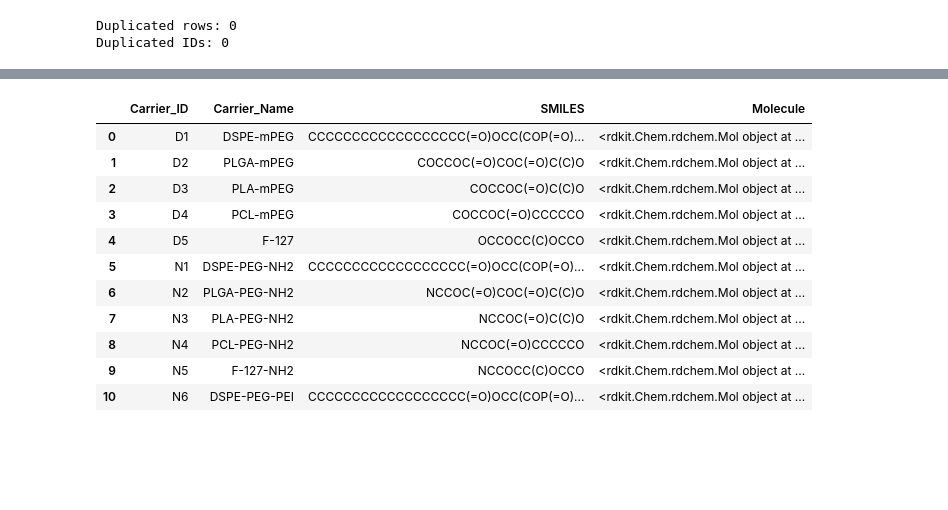
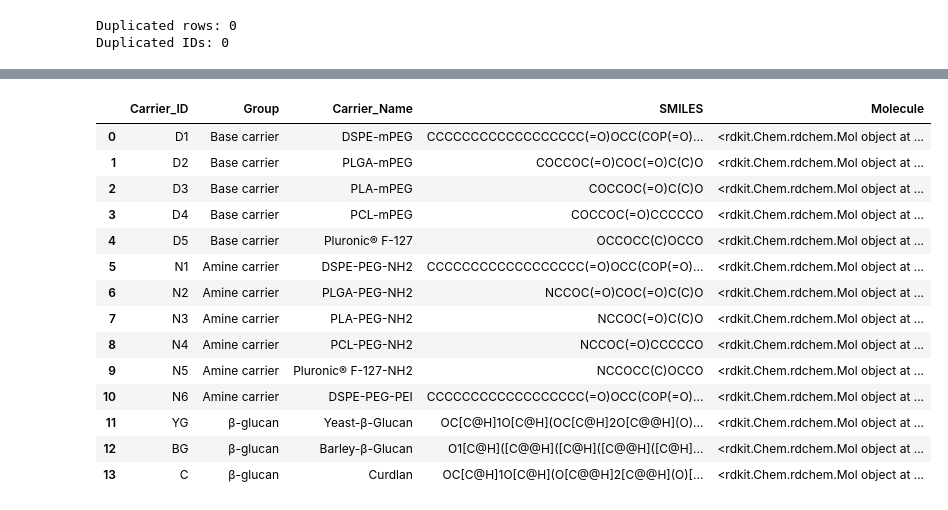
Before and after one commit to ChiaHsienHung/Nanoparticle-AI-Optimization, a Jupyter notebook: notebooks/01_data_exploration.ipynb, the cells around one changed output, grey strips where cells are left out. Cells and saved outputs as stored; diff of their text form; code cells hidden in the pictures; blank space fills up the shorter version.

```diff
--- a/notebooks/01_data_exploration.ipynb
+++ b/notebooks/01_data_exploration.ipynb
@@ -38,8 +38,6 @@ File exists: True
 # %%
-df = pd.read_csv(DATA_PATH)
-
-print("Dataset loaded successfully.")
-print("Shape:", df.shape)
-
-df.head(10)
+df = pd.read_excel(DATA_PATH, sheet_name="Nanoparticle Formulation Table")
+df.columns = df.columns.astype(str).str.strip()
+print("Formulations:", df.shape)
+display(df.head(10))
 # %% [output]
@@ -162,18 +159,13 @@ This section examines the carrier reference table and validates the SMILES strin
 from rdkit import Chem
 from rdkit.Chem import Draw
 # %%
-CARRIER_PATH = Path("../data/raw/DrugCarriers Profile.csv")
-
-print("Carrier profile path:", CARRIER_PATH)
-print("File exists:", CARRIER_PATH.exists())
-
-if not CARRIER_PATH.exists():
-    raise FileNotFoundError(f"Carrier profile not found: {CARRIER_PATH}")
-
-carrier_df = pd.read_csv(CARRIER_PATH)
-
-print("\nCarrier profile loaded successfully.")
-print("Shape:", carrier_df.shape)
-
-carrier_df.head()
+profile_raw = pd.read_excel(DATA_PATH, sheet_name="Drug Carriers Profile", header=None)
+# The original worksheet uses columns B–E, with spacer and section-heading rows.
+profile = profile_raw.iloc[:, 1:5].copy()
+profile.columns = ["Carrier_ID", "Chemical_Name", "Carrier_Name", "SMILES"]
+profile = profile[profile["Carrier_ID"].astype(str).str.fullmatch(r"D[1-5]|N[1-6]|YG|BG|C", na=False)].copy()
+profile["Group"] = profile["Carrier_ID"].map(lambda x: "Base carrier" if x.startswith("D") else ("Amine carrier" if x.startswith("N") else "β-glucan"))
+carrier_df = profile.reset_index(drop=True)
+print(carrier_df.groupby("Group").size())
+display(carrier_df)
 # %% [output]
@@ -211,31 +212,24 @@ def parse_smiles(smiles):
 
     return mol
 # %%
-# Parse SMILES
-
 carrier_df["Molecule"] = carrier_df["SMILES"].apply(parse_smiles)
-
-carrier_df[
-    [
-        "Carrier_ID",
-        "Carrier_Name",
-        "SMILES",
-        "Molecule"
-    ]
-]
+display(carrier_df[["Carrier_ID", "Group", "Carrier_Name", "SMILES", "Molecule"]])
 # %% [output]
-|  | Carrier_ID | Carrier_Name | SMILES | Molecule |
-| 0 | D1 | DSPE-mPEG | CCCCCCCCCCCCCCCCCC(=O)OCC(COP(=O)... | <rdkit.Chem.rdchem.Mol object at ... |
-| 1 | D2 | PLGA-mPEG | COCCOC(=O)COC(=O)C(C)O | <rdkit.Chem.rdchem.Mol object at ... |
-| 2 | D3 | PLA-mPEG | COCCOC(=O)C(C)O | <rdkit.Chem.rdchem.Mol object at ... |
-| 3 | D4 | PCL-mPEG | COCCOC(=O)CCCCCO | <rdkit.Chem.rdchem.Mol object at ... |
-| 4 | D5 | F-127 | OCCOCC(C)OCCO | <rdkit.Chem.rdchem.Mol object at ... |
-| 5 | N1 | DSPE-PEG-NH2 | CCCCCCCCCCCCCCCCCC(=O)OCC(COP(=O)... | <rdkit.Chem.rdchem.Mol object at ... |
-| 6 | N2 | PLGA-PEG-NH2 | NCCOC(=O)COC(=O)C(C)O | <rdkit.Chem.rdchem.Mol object at ... |
-| 7 | N3 | PLA-PEG-NH2 | NCCOC(=O)C(C)O | <rdkit.Chem.rdchem.Mol object at ... |
-| 8 | N4 | PCL-PEG-NH2 | NCCOC(=O)CCCCCO | <rdkit.Chem.rdchem.Mol object at ... |
-| 9 | N5 | F-127-NH2 | NCCOCC(C)OCCO | <rdkit.Chem.rdchem.Mol object at ... |
-| 10 | N6 | DSPE-PEG-PEI | CCCCCCCCCCCCCCCCCC(=O)OCC(COP(=O)... | <rdkit.Chem.rdchem.Mol object at ... |
+|  | Carrier_ID | Group | Carrier_Name | SMILES | Molecule |
+| 0 | D1 | Base carrier | DSPE-mPEG | CCCCCCCCCCCCCCCCCC(=O)OCC(COP(=O)... | <rdkit.Chem.rdchem.Mol object at ... |
+| 1 | D2 | Base carrier | PLGA-mPEG | COCCOC(=O)COC(=O)C(C)O | <rdkit.Chem.rdchem.Mol object at ... |
+| 2 | D3 | Base carrier | PLA-mPEG | COCCOC(=O)C(C)O | <rdkit.Chem.rdchem.Mol object at ... |
+| 3 | D4 | Base carrier | PCL-mPEG | COCCOC(=O)CCCCCO | <rdkit.Chem.rdchem.Mol object at ... |
+| 4 | D5 | Base carrier | Pluronic® F-127 | OCCOCC(C)OCCO | <rdkit.Chem.rdchem.Mol object at ... |
+| 5 | N1 | Amine carrier | DSPE-PEG-NH2 | CCCCCCCCCCCCCCCCCC(=O)OCC(COP(=O)... | <rdkit.Chem.rdchem.Mol object at ... |
+| 6 | N2 | Amine carrier | PLGA-PEG-NH2 | NCCOC(=O)COC(=O)C(C)O | <rdkit.Chem.rdchem.Mol object at ... |
+| 7 | N3 | Amine carrier | PLA-PEG-NH2 | NCCOC(=O)C(C)O | <rdkit.Chem.rdchem.Mol object at ... |
+| 8 | N4 | Amine carrier | PCL-PEG-NH2 | NCCOC(=O)CCCCCO | <rdkit.Chem.rdchem.Mol object at ... |
+| 9 | N5 | Amine carrier | Pluronic® F-127-NH2 | NCCOCC(C)OCCO | <rdkit.Chem.rdchem.Mol object at ... |
+| 10 | N6 | Amine carrier | DSPE-PEG-PEI | CCCCCCCCCCCCCCCCCC(=O)OCC(COP(=O)... | <rdkit.Chem.rdchem.Mol object at ... |
+| 11 | YG | β-glucan | Yeast-β-Glucan | OC[C@H]1O[C@H](OC[C@H]2O[C@@H](O)... | <rdkit.Chem.rdchem.Mol object at ... |
+| 12 | BG | β-glucan | Barley-β-Glucan | O1[C@H]([C@@H]([C@H]([C@@H]([C@H]... | <rdkit.Chem.rdchem.Mol object at ... |
+| 13 | C | β-glucan | Curdlan | OC[C@H]1O[C@H](O[C@@H]2[C@@H](O)[... | <rdkit.Chem.rdchem.Mol object at ... |
 # %%
 # Validate SMILES
 
```
Also changed, not shown: parts of 19 cells of this notebook, 57 other files.
